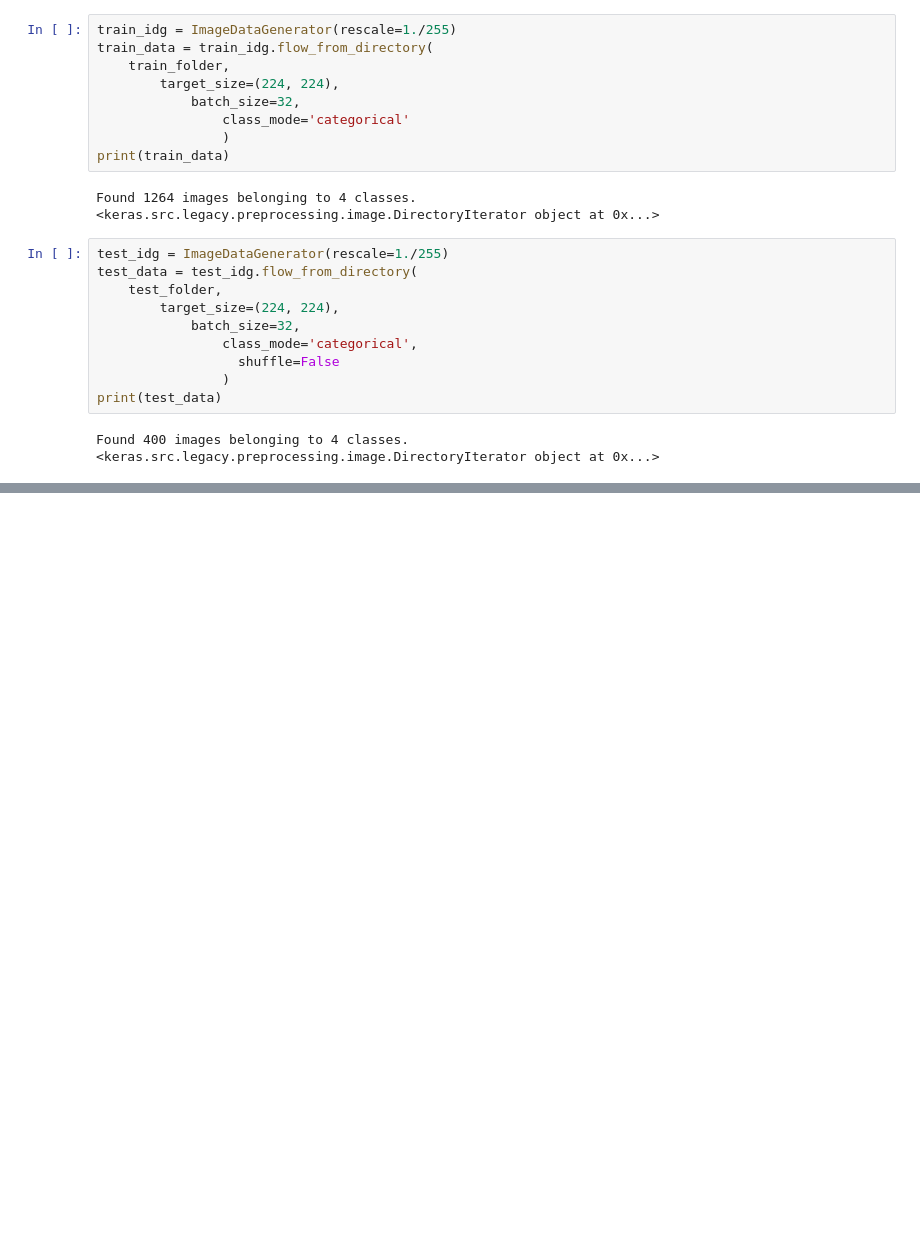
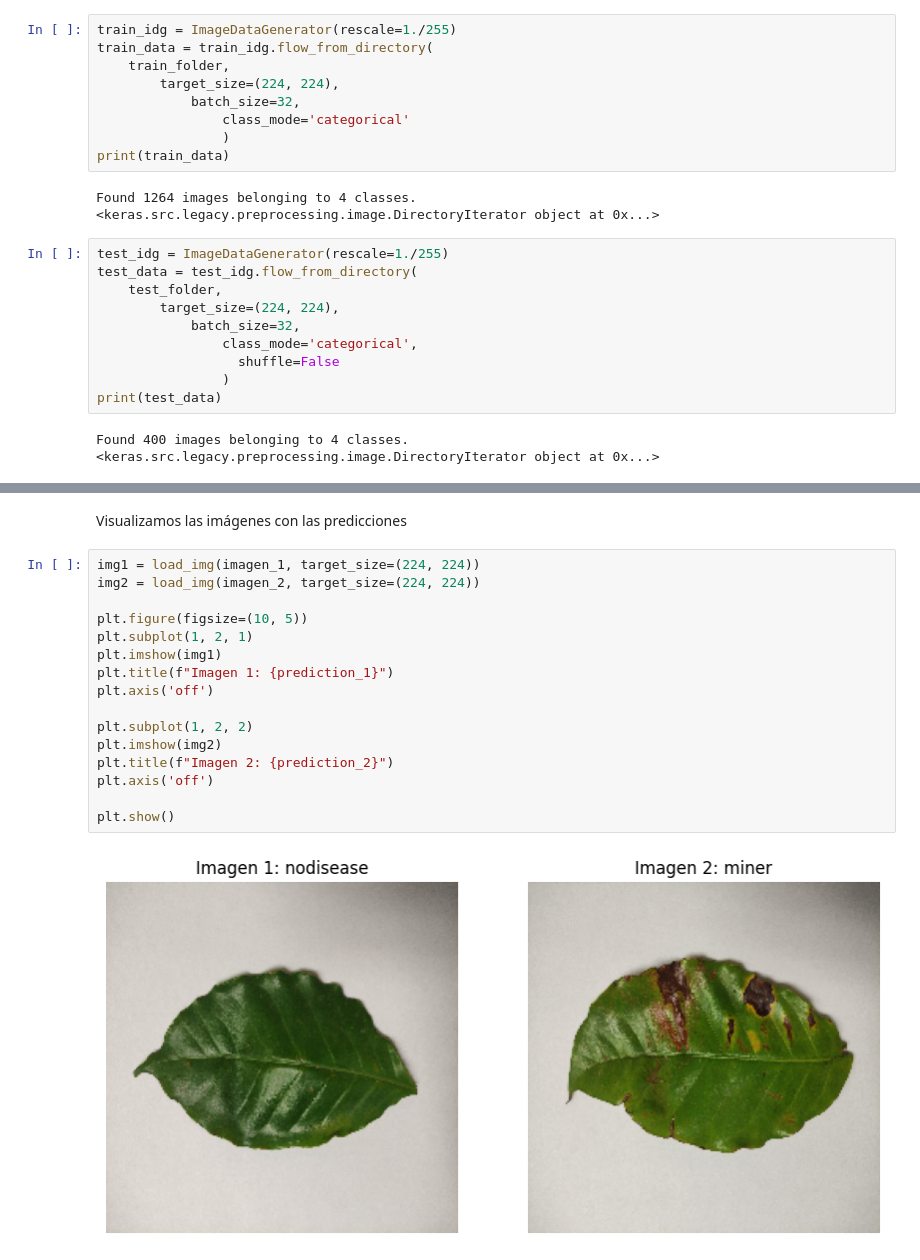
Before and after one commit to 91frandiaz/Sesiones-Ciencia-de-Datos-con-Python, a Jupyter notebook: Modelo_CNN_Hojas_de_Café.ipynb, the cells around one changed output, grey strips where cells are left out. Cells and saved outputs as stored; diff of their text form; blank space fills up the shorter version.

```diff
--- a/Modelo_CNN_Hojas_de_Café.ipynb
+++ b/Modelo_CNN_Hojas_de_Café.ipynb
@@ -144,0 +184,20 @@ plt.show()
+# %% [markdown]
+Visualizamos las imágenes con las predicciones
+# %%
+img1 = load_img(imagen_1, target_size=(224, 224))
+img2 = load_img(imagen_2, target_size=(224, 224))
+
+plt.figure(figsize=(10, 5))
+plt.subplot(1, 2, 1)
+plt.imshow(img1)
+plt.title(f"Imagen 1: {prediction_1}")
+plt.axis('off')
+
+plt.subplot(1, 2, 2)
+plt.imshow(img2)
+plt.title(f"Imagen 2: {prediction_2}")
+plt.axis('off')
+
+plt.show()
+# %% [output]
+[figure, added]
```
Also changed, not shown: parts of 29 cells of this notebook.
